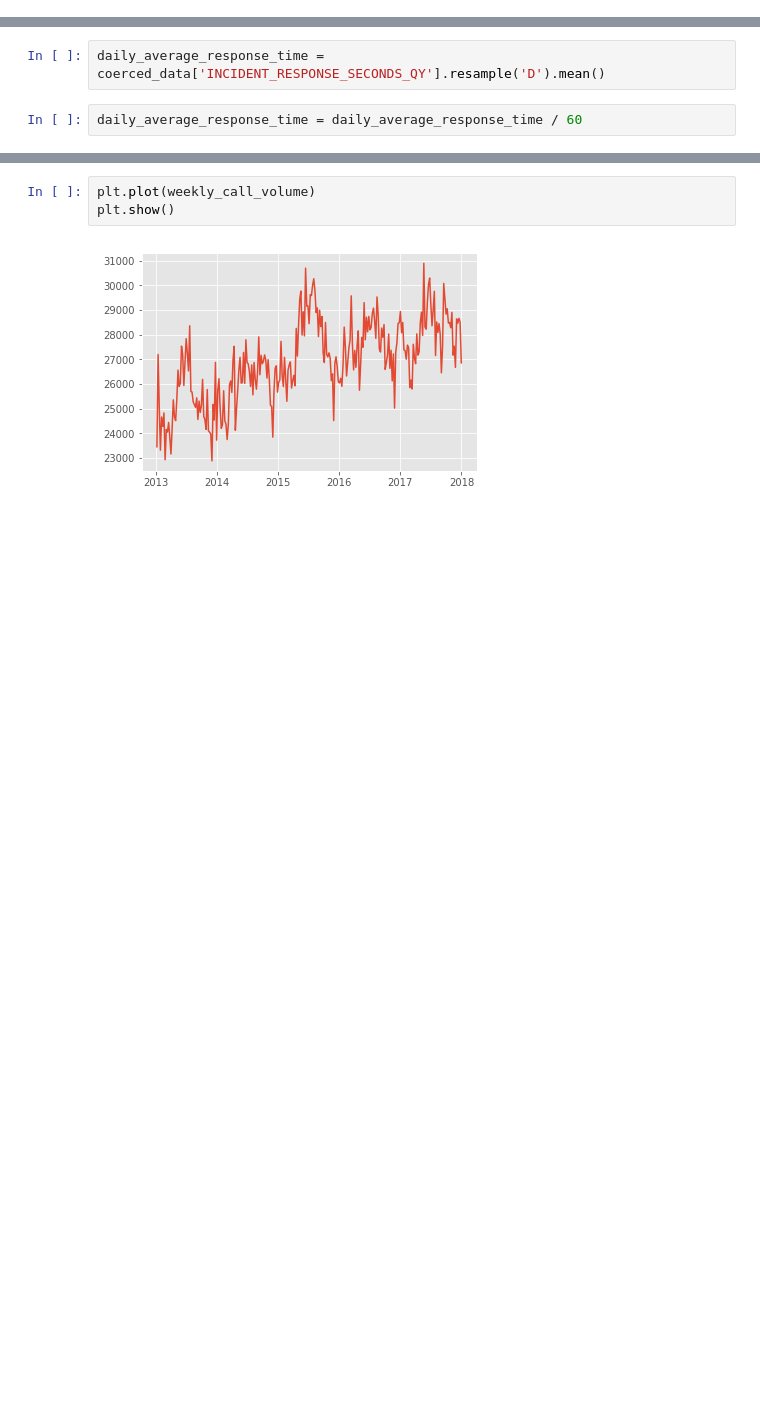
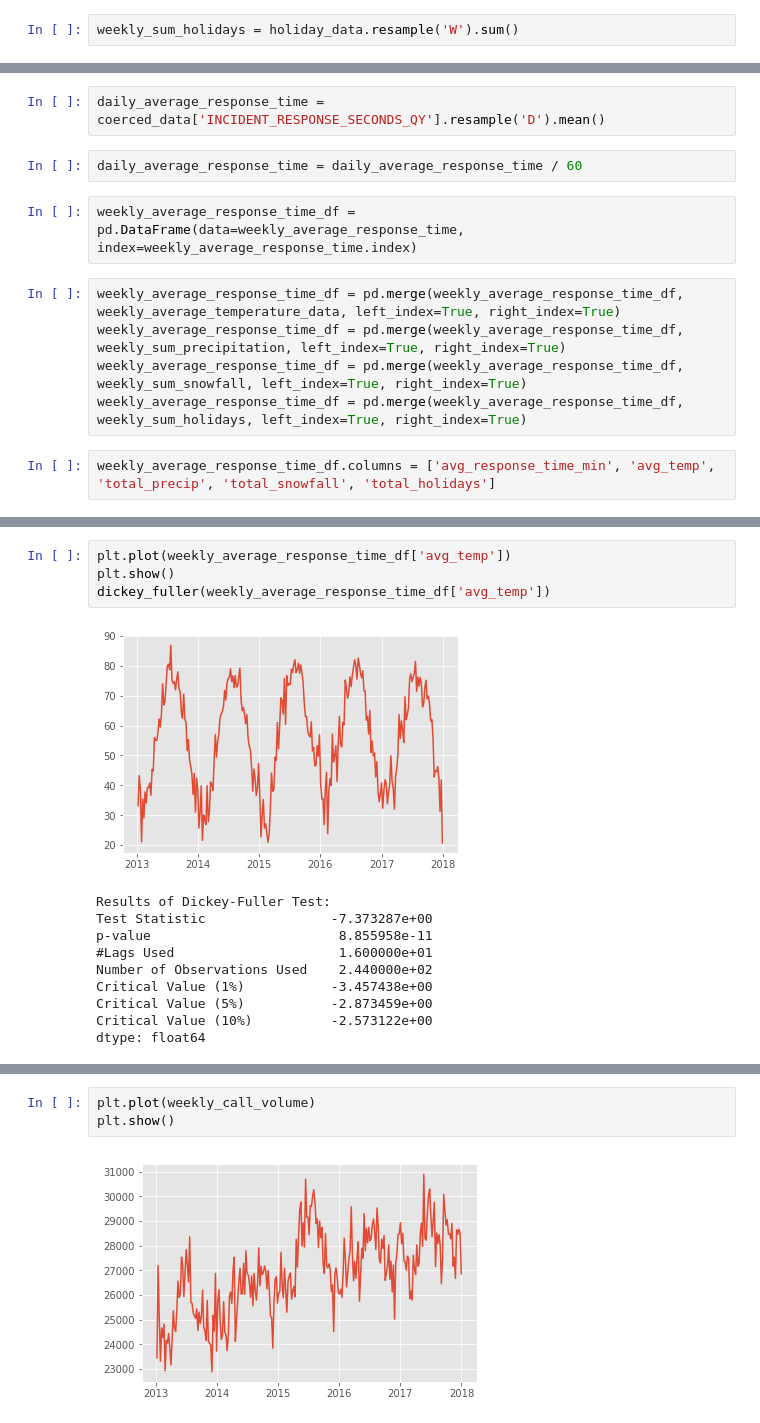
Before and after one commit to boscacci/NYC-EMS-Time-Series, a Jupyter notebook: ems_data.ipynb, the cells around one changed output, grey strips where cells are left out. Cells and saved outputs as stored; diff of their text form; blank space fills up the shorter version.

```diff
--- a/ems_data.ipynb
+++ b/ems_data.ipynb
@@ -185,0 +216,2 @@ holiday_data = pd.read_csv('holiday_data.csv')
+# %%
+weekly_sum_holidays = holiday_data.resample('W').sum()
@@ -201,3 +243,12 @@ weekly_average_response_time = weekly_average_response_time / 60
 daily_average_response_time = coerced_data['INCIDENT_RESPONSE_SECONDS_QY'].resample('D').mean()
 # %%
 daily_average_response_time = daily_average_response_time / 60
+# %%
+weekly_average_response_time_df = pd.DataFrame(data=weekly_average_response_time, index=weekly_average_response_time.index)
+# %%
+weekly_average_response_time_df = pd.merge(weekly_average_response_time_df, weekly_average_temperature_data, left_index=True, right_index=True)
+weekly_average_response_time_df = pd.merge(weekly_average_response_time_df, weekly_sum_precipitation, left_index=True, right_index=True)
+weekly_average_response_time_df = pd.merge(weekly_average_response_time_df, weekly_sum_snowfall, left_index=True, right_index=True)
+weekly_average_response_time_df = pd.merge(weekly_average_response_time_df, weekly_sum_holidays, left_index=True, right_index=True)
+# %%
+weekly_average_response_time_df.columns = ['avg_response_time_min', 'avg_temp', 'total_precip', 'total_snowfall', 'total_holidays']
@@ -203,0 +300,15 @@ daily_average_response_time = daily_average_response_time / 60
+# %%
+plt.plot(weekly_average_response_time_df['avg_temp'])
+plt.show()
+dickey_fuller(weekly_average_response_time_df['avg_temp'])
+# %% [output]
+[figure, added]
+Results of Dickey-Fuller Test:
+Test Statistic                -7.373287e+00
+p-value                        8.855958e-11
+#Lags Used                     1.600000e+01
+Number of Observations Used    2.440000e+02
+Critical Value (1%)           -3.457438e+00
+Critical Value (5%)           -2.873459e+00
+Critical Value (10%)          -2.573122e+00
+dtype: float64
```
Also changed, not shown: parts of 54 cells of this notebook.
